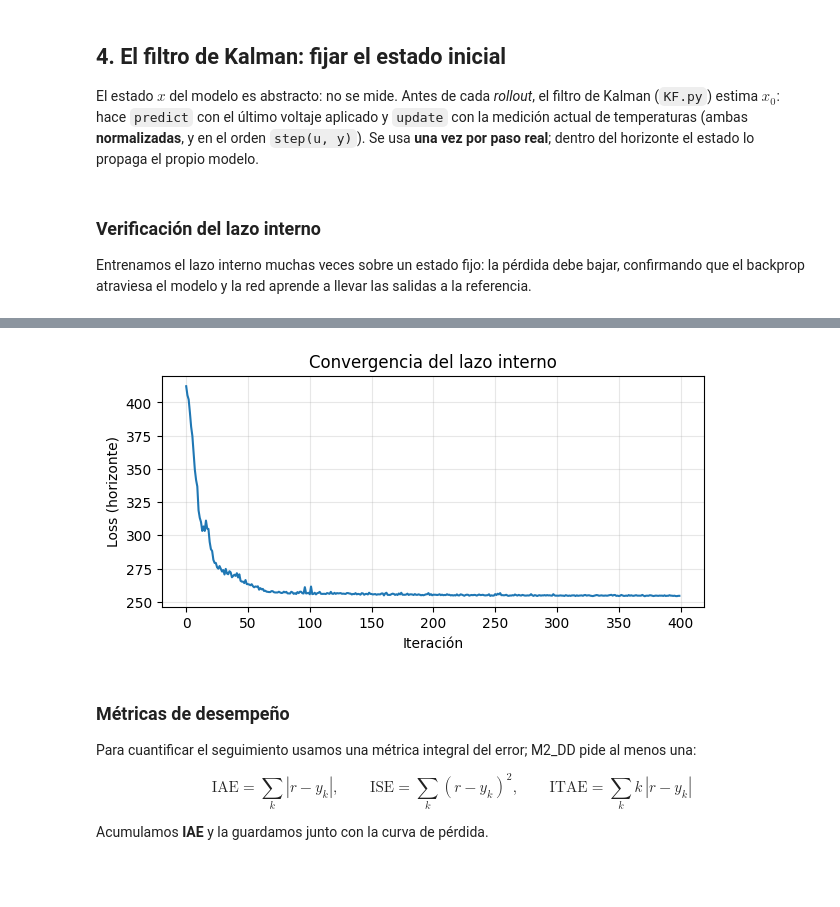
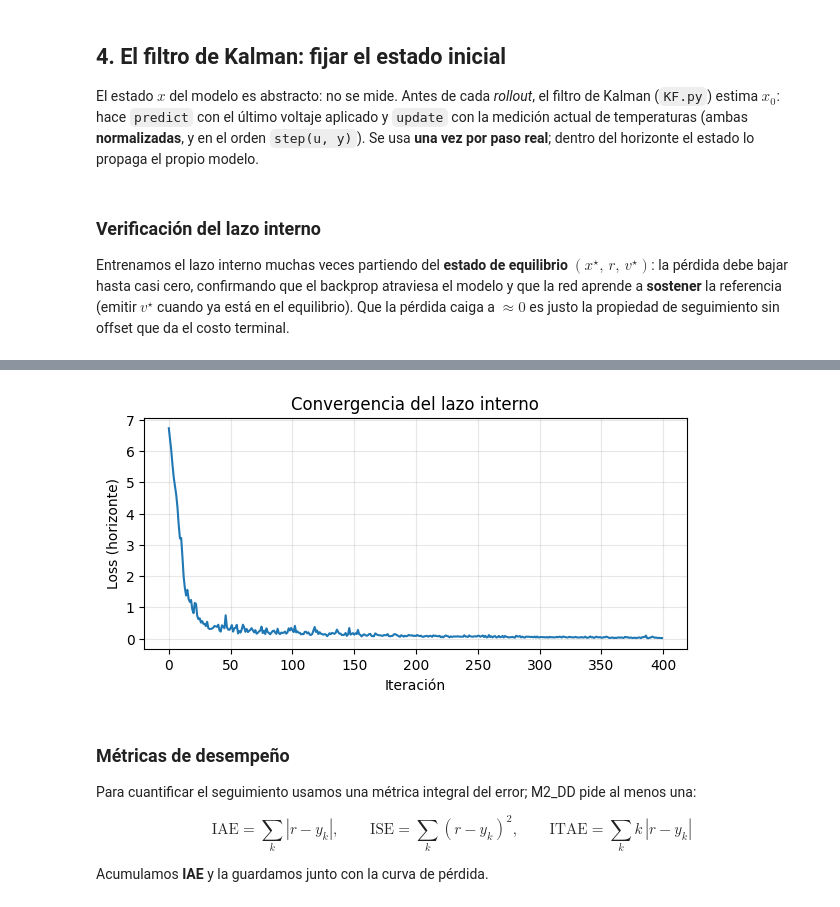
Before and after one commit to Armandofg-0/Laboratorio-Ciberf-sico, a Jupyter notebook: Experiencia_3_CFederativo/controlador_neuronal.ipynb, the cells around one changed output, grey strips where cells are left out. Drawn from its saved outputs; the diff is of its cells as text; code cells hidden in the pictures; blank space fills up the shorter version.

```diff
--- a/Experiencia_3_CFederativo/controlador_neuronal.ipynb
+++ b/Experiencia_3_CFederativo/controlador_neuronal.ipynb
@@ -257,12 +343,7 @@ modelo da $x_{k+1}=Ax_k+Bu_k$ e $y_{k+1}=Cx_{k+1}+Du_k$, recalculamos el error y
 Acumulamos la pérdida del horizonte y hacemos un único `backward`. Lo construimos explícito primero:
 # %%
 # H = horizonte de predicción. El controlador evaluará las consecuencias de sus acciones
-# durante los próximos 14 pasos de tiempo.
-# Wy = peso del error de seguimiento
-# Wu = peso del esfuerzo/cambio de control
-# Wf = peso terminal (importancia del error al final del horizonte)
-H, (Wy, Wu, Wf) = 14, (1.0, 0.05, 5.0)
-
+# durante los próximos 14 pasos de tiempo (Wy, Wu y H se definieron en la sección 3).
 
 # Entradas:
 #   ny : error de seguimiento (r - y)
@@ -326,8 +407,10 @@ for k in range(H):
     # Guardar acción actual para el próximo paso u_(k-1) <- u_k
     v = vn
 
-# Costo terminal
-J = J + Wf * ((yc - rn) ** 2).sum()
+# Costo terminal = costo-por-ir de horizonte infinito: penaliza la desviación del ESTADO
+# final respecto del equilibrio x*, no solo de la salida. Esto fuerza al modo lento al equilibrio.
+e = x - xstar_t
+J = J + e @ Pt @ e
 
 # Backpropagation, calcula automáticamente dJ/dW
 
@@ -350,7 +433,7 @@ Gradiente en la 1a capa: True | norma: 11.0309
 El mismo lazo interno, empaquetado en una función. Se aísla a propósito: la próxima
 semana, el control federado lo reutiliza tal cual.
 # %%
-def entrenar(model, opt, At, Bt, Ct, Dt, x, yc, v, rn, tout, umean, ustd, H, Wy, Wu, Wf):
+def entrenar(model, opt, At, Bt, Ct, Dt, x, yc, v, rn, tout, umean, ustd, H, Wy, Wu, xstar, P):
     opt.zero_grad()
     J, v0 = 0.0, None
     for k in range(H):
@@ -361,7 +444,8 @@ def entrenar(model, opt, At, Bt, Ct, Dt, x, yc, v, rn, tout, umean, ustd, H, Wy,
         J  = J + Wy * ((yc - rn) ** 2).sum() + Wu * ((vn - v) ** 2).sum()
         if k == 0: v0 = vn
         v = vn
-    J = J + Wf * ((yc - rn) ** 2).sum()
+    e = x - xstar                      # costo terminal = costo-por-ir de horizonte infinito
+    J = J + e @ P @ e                  # (x_H - x*)^T P (x_H - x*): ancla el modo lento al equilibrio
     J.backward()
     torch.nn.utils.clip_grad_norm_(model.parameters(), max_norm=1.0)
     opt.step()
@@ -376,32 +460,27 @@ paso real**; dentro del horizonte el estado lo propaga el propio modelo.
 # %% [markdown]
 ### Verificación del lazo interno
 
-Entrenamos el lazo interno muchas veces sobre un estado fijo: la pérdida debe bajar, confirmando
-que el backprop atraviesa el modelo y la red aprende a llevar las salidas a la referencia.
+Entrenamos el lazo interno muchas veces partiendo del **estado de equilibrio** $(x^\star,\,r,\,v^\star)$:
+la pérdida debe bajar hasta casi cero, confirmando que el backprop atraviesa el modelo y que la red
+aprende a **sostener** la referencia (emitir $v^\star$ cuando ya está en el equilibrio). Que la pérdida
+caiga a $\approx 0$ es justo la propiedad de seguimiento sin offset que da el costo terminal.
 # %%
 model = ControladorNeuronal(ny + nx + nv, nv, 128).to(dev)
 opt = optim.Adam(model.parameters(), lr=1e-3)
 
-# En un sistema real:
-#   x0: estimación del filtro de Kalman
-#   y0: medición actual
-#   v0: último voltaje aplicado
-# Aquí se utilizan ceros para demostrar el entrenamiento.
-
-# Estado inicial
-x0 = torch.zeros(nx, device=dev)
-
-# Salida inicial normalizada
-y0 = torch.zeros(ny, device=dev)
-
-# Acción de control previa
-v0 = torch.zeros(nv, device=dev)
+# Partimos del EQUILIBRIO para verificar que la red aprende a sostener la referencia:
+#   x0: estado de equilibrio x*  (en el sistema real vendría del filtro de Kalman)
+#   y0: salida en equilibrio = referencia r  (rn en el espacio normalizado)
+#   v0: voltaje de equilibrio v*  (en el sistema real, el último voltaje aplicado)
+x0 = xstar_t
+y0 = rn
+v0 = vstar_t
 
 # Se ejecutan 400 iteraciones de entrenamiento.
 # Cada llamada a entrenar():
 #
 #   1) simula H pasos futuros
-#   2) calcula la función de costo
+#   2) calcula la función de costo (seguimiento + suavidad + costo terminal P)
 #   3) calcula gradientes
 #   4) actualiza los pesos
 # La función devuelve:
@@ -420,7 +499,8 @@ curva = [
         umean_t,
         ustd_t,
         H,
-        Wy, Wu, Wf
+        Wy, Wu,
+        xstar_t, Pt
     )[0]
 
     for _ in range(400)
@@ -428,7 +508,7 @@ curva = [
 ]
 
 # Resultado del entrenamiento
-print(f"Loss: {curva[0]:.3f}  ->  {curva[-1]:.3f}  "f"(baja entrenando solo contra el modelo)")
+print(f"Loss: {curva[0]:.3f}  ->  {curva[-1]:.3f}  "f"(baja a ~0: la red aprende a sostener la referencia)")
 
 
 # El eje X representa las iteraciones de entrenamiento.
@@ -446,4 +526,4 @@ Loss: 412.236  ->  254.471  (baja entrenando solo contra el modelo)
-[figure, old version]
+[figure, new version]
 # %% [markdown]
 ### Métricas de desempeño
 
```
Also changed, not shown: parts of 10 cells of this notebook, 1 other file.
